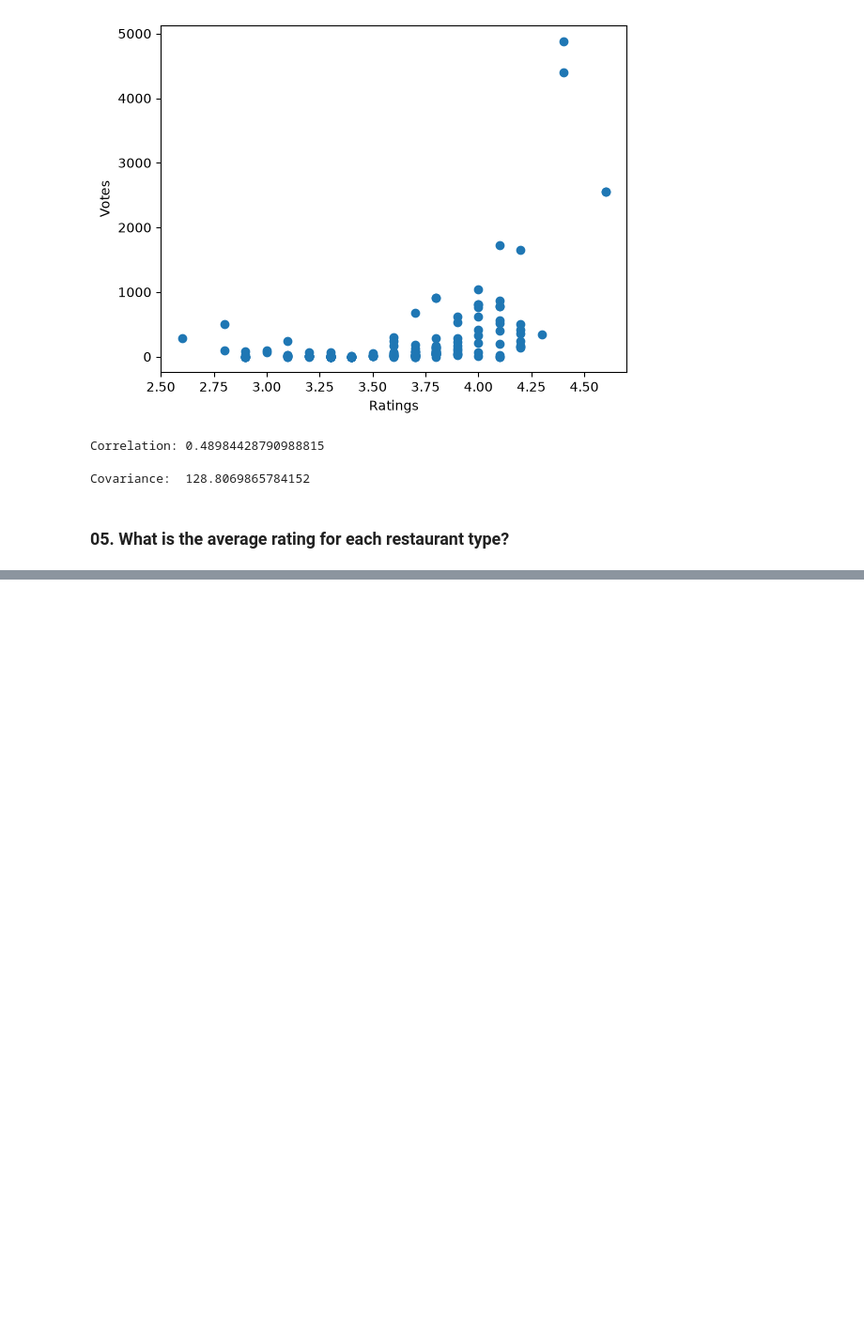
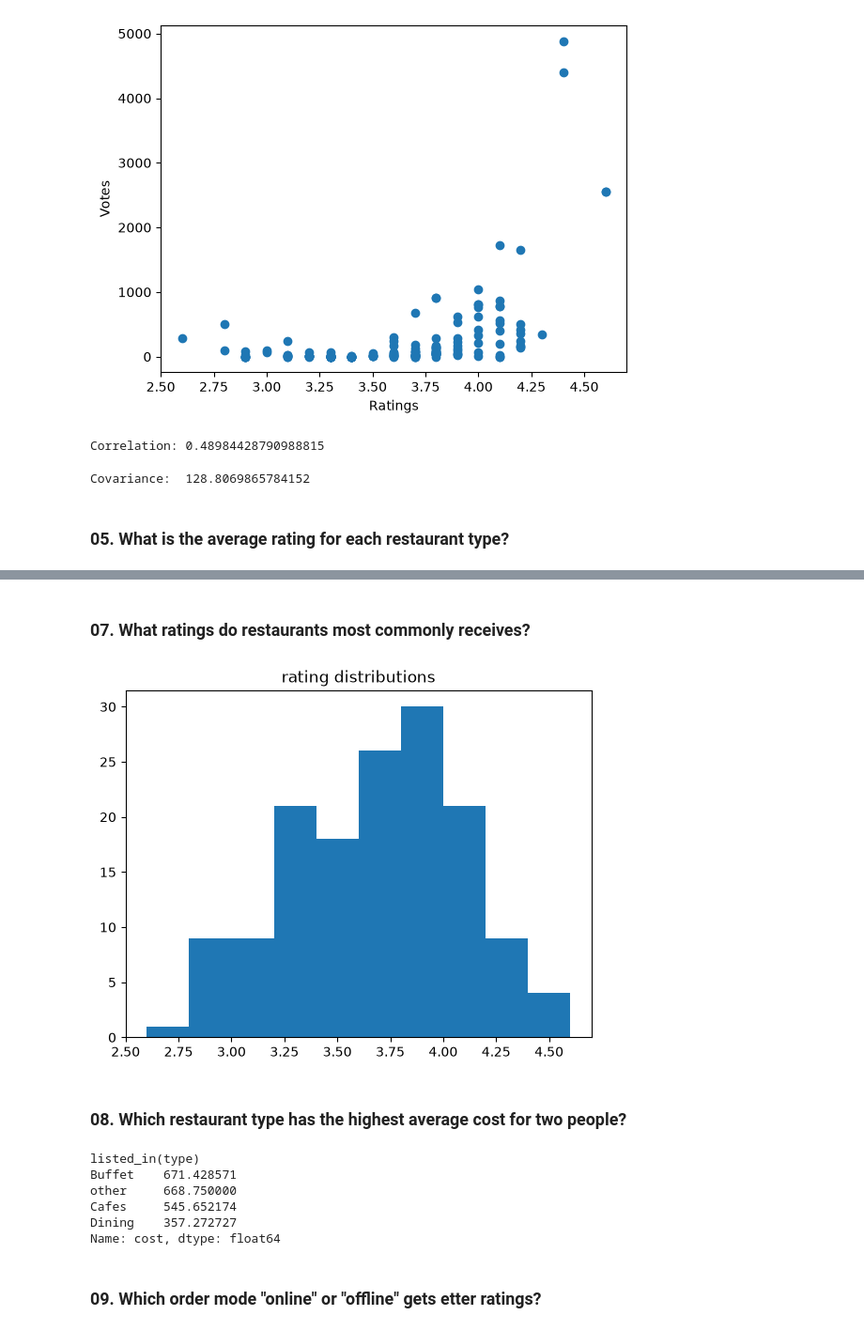
Before and after one commit to AagmanTiwari/Zomato-Data-Analysis-Project, a Jupyter notebook: Zomato EDA Project.ipynb, the cells around one changed output, grey strips where cells are left out. Shown at 94% size. Saved outputs shown, nothing was run; the diff lists cells and outputs as text; code cells hidden in the pictures; blank space fills up the shorter version.

```diff
--- a/Zomato EDA Project.ipynb
+++ b/Zomato EDA Project.ipynb
@@ -373,0 +414,22 @@ Covariance:  128.8069865784152
+# %% [markdown]
+### 07. What ratings do restaurants most commonly receives?
+# %%
+plt.hist(df['rate'], bins = 10)
+plt.title('rating distributions')
+plt.show()
+# %% [output]
+[figure, added]
+# %% [markdown]
+### 08. Which restaurant type has the highest average cost for two people?
+# %%
+result = df.groupby('listed_in(type)')['cost'].mean()
+result.sort_values(ascending = False)
+# %% [output]
+listed_in(type)
+Buffet    671.428571
+other     668.750000
+Cafes     545.652174
+Dining    357.272727
+Name: cost, dtype: float64
+# %% [markdown]
+### 09. Which order mode "online" or "offline" gets etter ratings?
```
Also changed, not shown: parts of 14 cells of this notebook, 1 other file.
